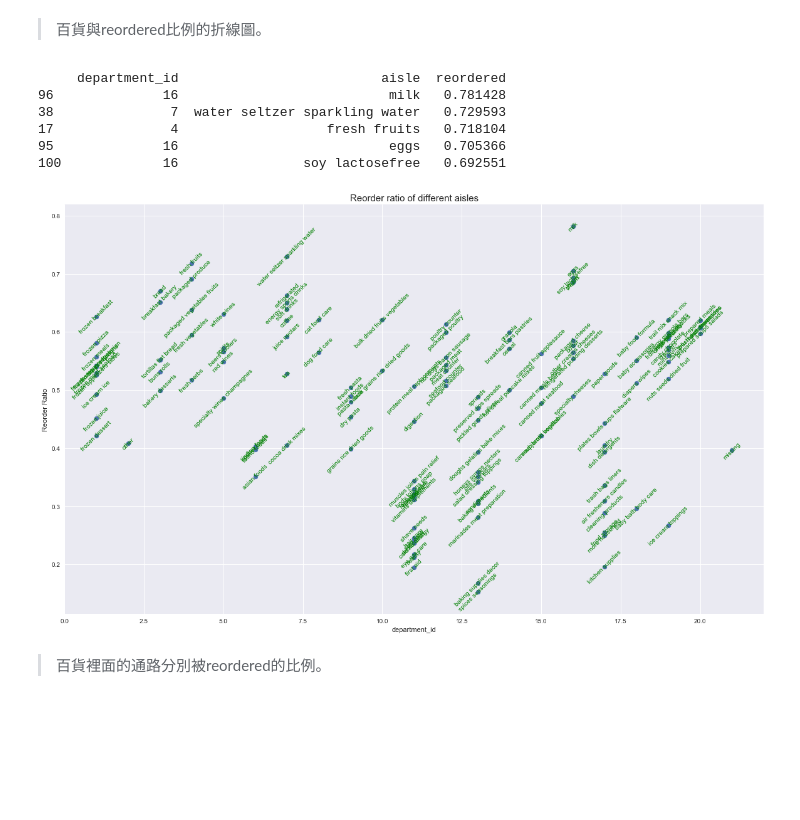
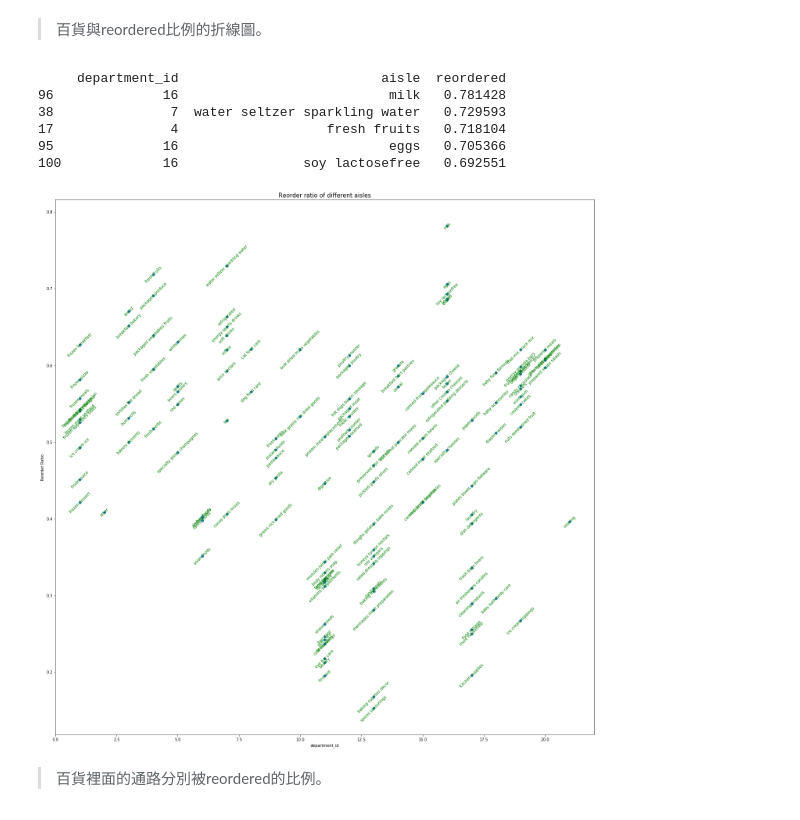
Before and after one commit to t830506/Kaggle_Compitition-Instacart_Market_Basket_Analysis, a Jupyter notebook: a_visualization.ipynb, the cells around one changed output. Drawn from its saved outputs; the diff is of its cells as text; code cells hidden in the pictures; blank space fills up the shorter version.

```diff
--- a/a_visualization.ipynb
+++ b/a_visualization.ipynb
@@ -323,26 +336,28 @@ plt.show()
 > 百貨與reordered比例的折線圖。
 # %%
 grouped_df = order_products_prior_df.groupby(["department_id", "aisle"])["reordered"].aggregate("mean").reset_index()
-grouped_df = grouped_df.sort(columns = "reordered", axis = 0, ascending = False)
+grouped_df = grouped_df.sort_values(by= "reordered", axis = 0, ascending = False)
 print(grouped_df.head())
 
-fig, ax = plt.subplots(figsize=(20,12))
+fig, ax = plt.subplots(figsize=(20,20))
 ax.scatter(grouped_df.department_id.values, grouped_df.reordered.values)
 for i, txt in enumerate(grouped_df.aisle.values):
     ax.annotate(txt, (grouped_df.department_id.values[i], grouped_df.reordered.values[i]),
                 rotation = 45, ha = 'center', va = 'center', color = 'green')
 plt.xlabel('department_id')
 plt.ylabel('Reorder Ratio')
 plt.title("Reorder ratio of different aisles", fontsize=15)
+plt.tight_layout()
+plt.savefig('./output/Reorder ratio of different aisles.png', dpi=300)
 plt.show()
 # %% [output]
      department_id                          aisle  reordered
 96              16                           milk   0.781428
 38               7  water seltzer sparkling water   0.729593
 17               4                   fresh fruits   0.718104
 95              16                           eggs   0.705366
 100             16                soy lactosefree   0.692551
-[figure, old version]
+[figure, new version]
 # %% [markdown]
 > 百貨裡面的通路分別被reordered的比例。
 # %%
```
Also changed, not shown: parts of 10 cells of this notebook, 8 other files.
